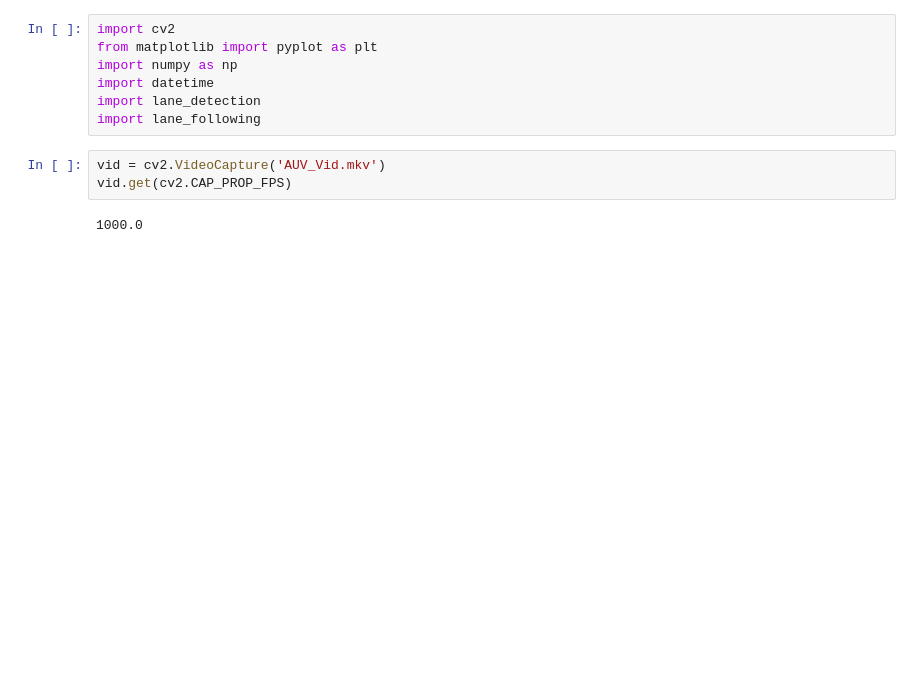
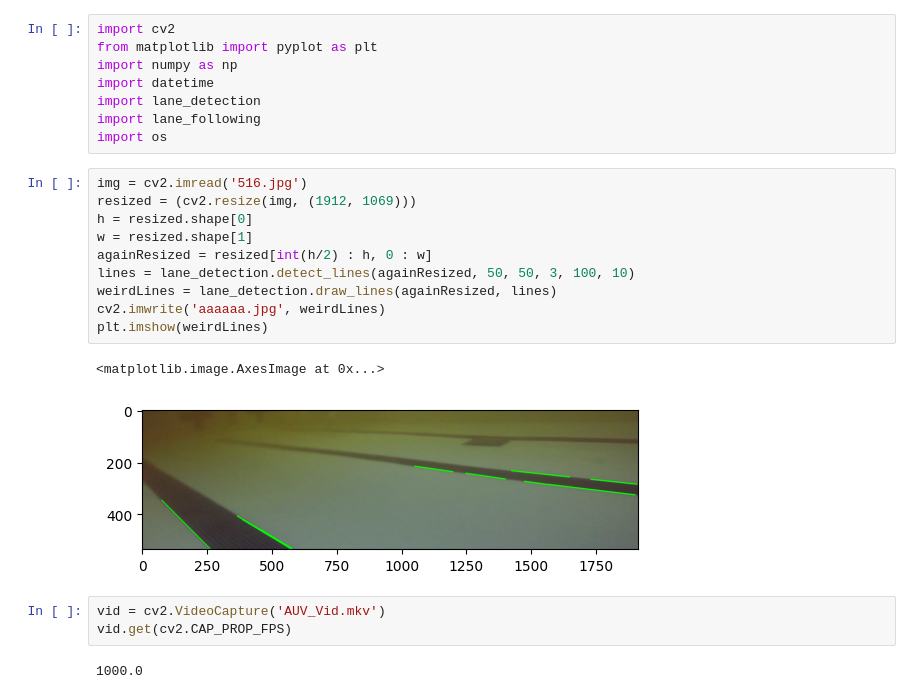
Before and after one commit to TotallyNotAPumpkin/cv-intro, a Jupyter notebook: video_following.ipynb, the cells around one changed output. Cells and saved outputs as stored; diff of their text form; blank space fills up the shorter version.

```diff
--- a/video_following.ipynb
+++ b/video_following.ipynb
@@ -5,6 +5,20 @@ import numpy as np
 import datetime
 import lane_detection
 import lane_following
+import os
+# %%
+img = cv2.imread('516.jpg')
+resized = (cv2.resize(img, (1912, 1069)))
+h = resized.shape[0]
+w = resized.shape[1]
+againResized = resized[int(h/2) : h, 0 : w]
+lines = lane_detection.detect_lines(againResized, 50, 50, 3, 100, 10)
+weirdLines = lane_detection.draw_lines(againResized, lines)
+cv2.imwrite('aaaaaa.jpg', weirdLines)
+plt.imshow(weirdLines)
+# %% [output]
+<matplotlib.image.AxesImage at 0x...>
+[figure, added]
 # %%
 vid = cv2.VideoCapture('AUV_Vid.mkv')
 vid.get(cv2.CAP_PROP_FPS)
```
Also changed, not shown: parts of 3 cells of this notebook, 23 other files.
